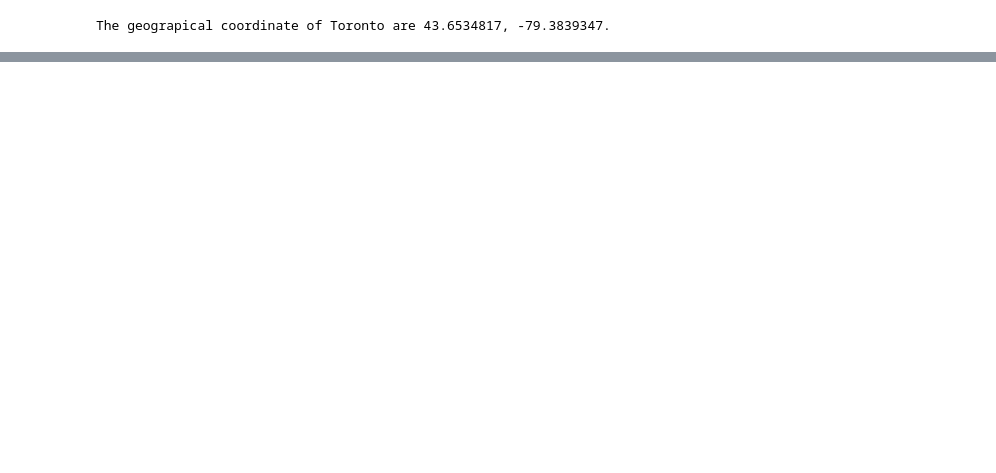
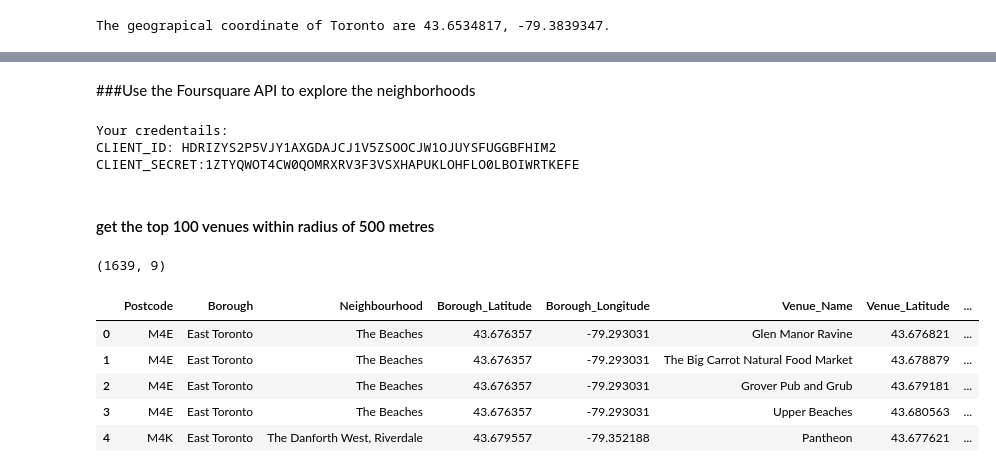
Before and after one commit to sujala111/Coursera_Capstone, a Jupyter notebook: Coursera_Capstone_Week3.ipynb, the cells around one changed output, grey strips where cells are left out. Saved outputs shown, nothing was run; the diff lists cells and outputs as text; code cells hidden in the pictures; blank space fills up the shorter version.

```diff
--- a/Coursera_Capstone_Week3.ipynb
+++ b/Coursera_Capstone_Week3.ipynb
@@ -224,0 +241,3 @@ map_toronto
+# %%
+toronto_new = toronto[toronto['Borough'].isin(borough_with_toronto)].reset_index(drop=True)
+toronto_new.head()
@@ -224,0 +276,63 @@ map_toronto
+# %% [markdown]
+###Use the Foursquare API to explore the neighborhoods
+# %%
+
+# define Foursquare Credentials and Version
+CLIENT_ID = 'HDRIZYS2P5VJY1AXGDAJCJ1V5ZSOOCJW1OJUYSFUGGBFHIM2' # your Foursquare ID
+CLIENT_SECRET = '1ZTYQWOT4CW0QOMRXRV3F3VSXHAPUKLOHFLO0LBOIWRTKEFE' # your Foursquare Secret
+VERSION = '20180605' # Foursquare API version
+
+print('Your credentails:')
+print('CLIENT_ID: ' + CLIENT_ID)
+print('CLIENT_SECRET:' + CLIENT_SECRET)
+# %% [output]
+Your credentails:
+CLIENT_ID: HDRIZYS2P5VJY1AXGDAJCJ1V5ZSOOCJW1OJUYSFUGGBFHIM2
+CLIENT_SECRET:1ZTYQWOT4CW0QOMRXRV3F3VSXHAPUKLOHFLO0LBOIWRTKEFE
+# %% [markdown]
+#### get the top 100 venues within radius of 500 metres
+# %%
+radius = 500
+LIMIT = 100
+
+venues = []
+
+for lat, long, post, borough, neighborhood in zip(toronto_new['Latitude'], toronto_new['Longitude'], toronto_new['Postcode'], toronto_new['Borough'], toronto_new['Neighbourhood']):
+    url = "https://api.foursquare.com/v2/venues/explore?client_id={}&client_secret={}&v={}&ll={},{}&radius={}&limit={}".format(
+        CLIENT_ID,
+        CLIENT_SECRET,
+        VERSION,
+        lat,
+        long,
+        radius,
+        LIMIT)
+
+    results = requests.get(url).json()["response"]['groups'][0]['items']
+
+    for venue in results:
+        venues.append((
+            post,
+            borough,
+            neighborhood,
+            lat,
+            long,
+            venue['venue']['name'],
+            venue['venue']['location']['lat'],
+            venue['venue']['location']['lng'],
+            venue['venue']['categories'][0]['name']))
+# %%
+venues_df = pd.DataFrame(venues)
+
+# define the column names
+venues_df.columns = ['Postcode', 'Borough', 'Neighbourhood', 'Borough_Latitude', 'Borough_Longitude', 'Venue_Name', 'Venue_Latitude', 'Venue_Longitude', 'Venue_Category']
+
+print(venues_df.shape)
+venues_df.head()
+# %% [output]
+(1639, 9)
+|  | Postcode | Borough | Neighbourhood | Borough_Latitude | Borough_Longitude | Venue_Name | Venue_Latitude | ... |
+| 0 | M4E | East Toronto | The Beaches | 43.676357 | -79.293031 | Glen Manor Ravine | 43.676821 | ... |
+| 1 | M4E | East Toronto | The Beaches | 43.676357 | -79.293031 | The Big Carrot Natural Food Market | 43.678879 | ... |
+| 2 | M4E | East Toronto | The Beaches | 43.676357 | -79.293031 | Grover Pub and Grub | 43.679181 | ... |
+| 3 | M4E | East Toronto | The Beaches | 43.676357 | -79.293031 | Upper Beaches | 43.680563 | ... |
+| 4 | M4K | East Toronto | The Danforth West, Riverdale | 43.679557 | -79.352188 | Pantheon | 43.677621 | ... |
```
Also changed, not shown: parts of 41 cells of this notebook.
